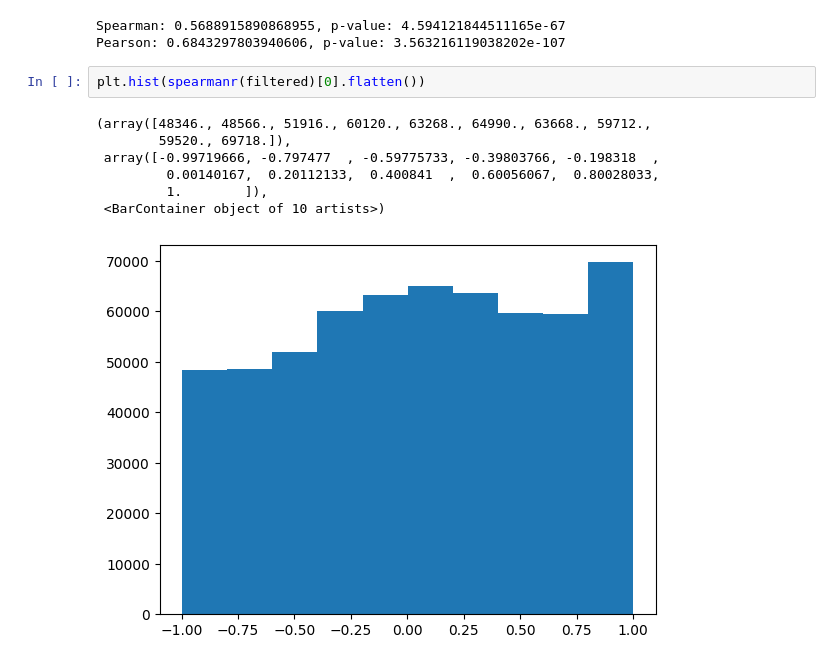
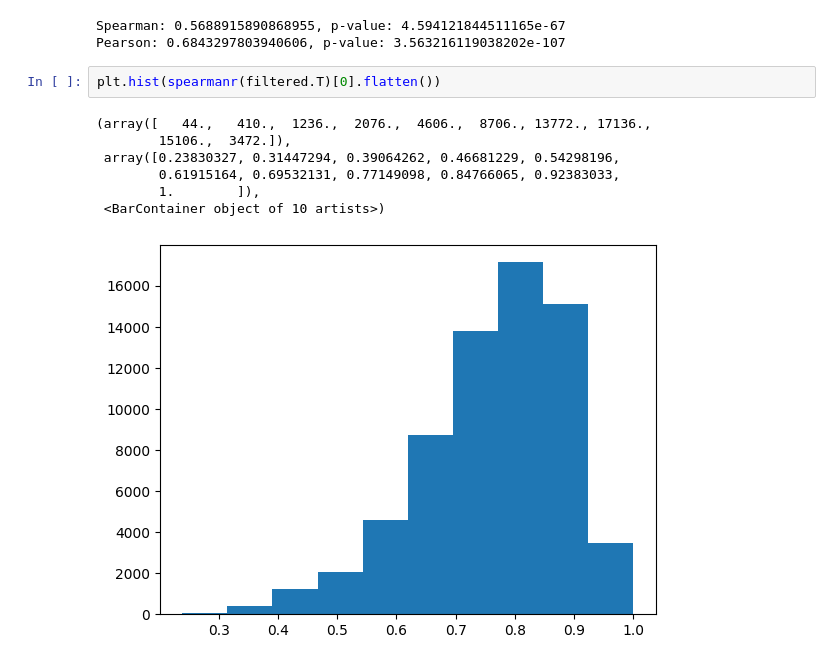
Before and after one commit to mariakesa/MousePipeline, a Jupyter notebook: filtering/idea_test_parallel.ipynb, the cells around one changed output. Drawn from its saved outputs; the diff is of its cells as text.

```diff
--- a/filtering/idea_test_parallel.ipynb
+++ b/filtering/idea_test_parallel.ipynb
@@ -204,12 +204,12 @@ print(f"Pearson: {pearson_corr}, p-value: {pearson_p}")
 Spearman: 0.5688915890868955, p-value: 4.594121844511165e-67
 Pearson: 0.6843297803940606, p-value: 3.563216119038202e-107
 # %%
-plt.hist(spearmanr(filtered)[0].flatten())
+plt.hist(spearmanr(filtered.T)[0].flatten())
 # %% [output]
-(array([48346., 48566., 51916., 60120., 63268., 64990., 63668., 59712.,
-        59520., 69718.]),
- array([-0.99719666, -0.797477  , -0.59775733, -0.39803766, -0.198318  ,
-         0.00140167,  0.20112133,  0.400841  ,  0.60056067,  0.80028033,
-         1.        ]),
+(array([   44.,   410.,  1236.,  2076.,  4606.,  8706., 13772., 17136.,
+        15106.,  3472.]),
+ array([0.23830327, 0.31447294, 0.39064262, 0.46681229, 0.54298196,
+        0.61915164, 0.69532131, 0.77149098, 0.84766065, 0.92383033,
+        1.        ]),
  <BarContainer object of 10 artists>)
-[figure, old version]
+[figure, new version]
```
Also changed, not shown: 1 other file.
